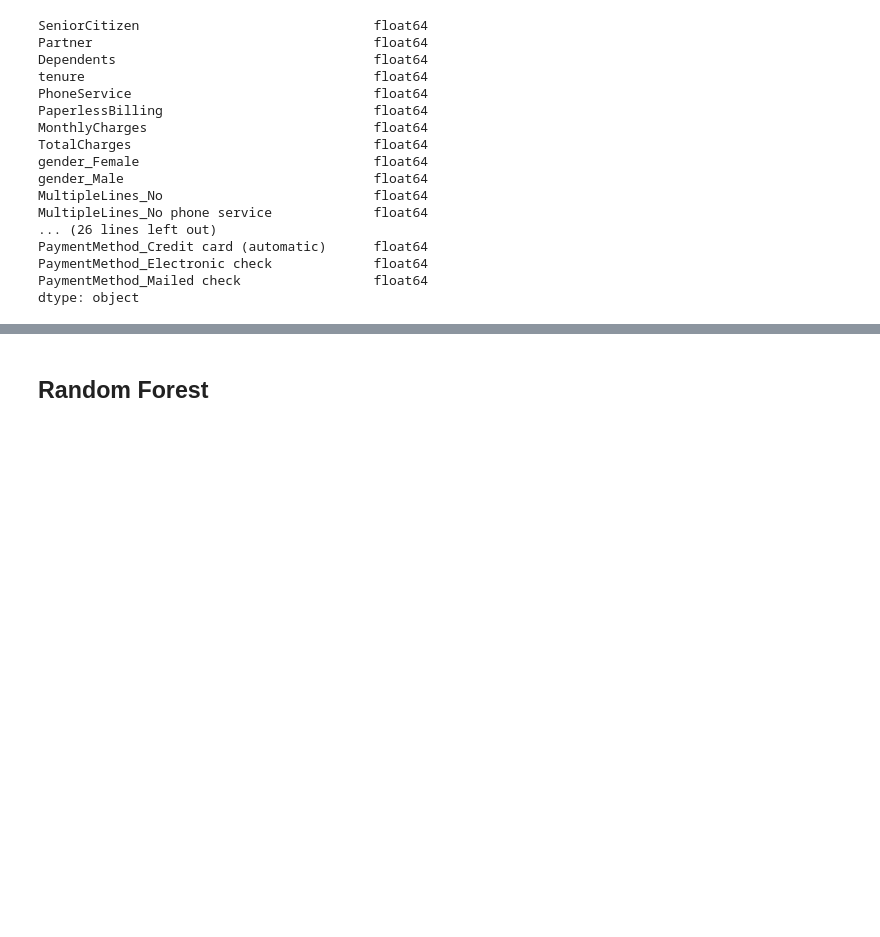
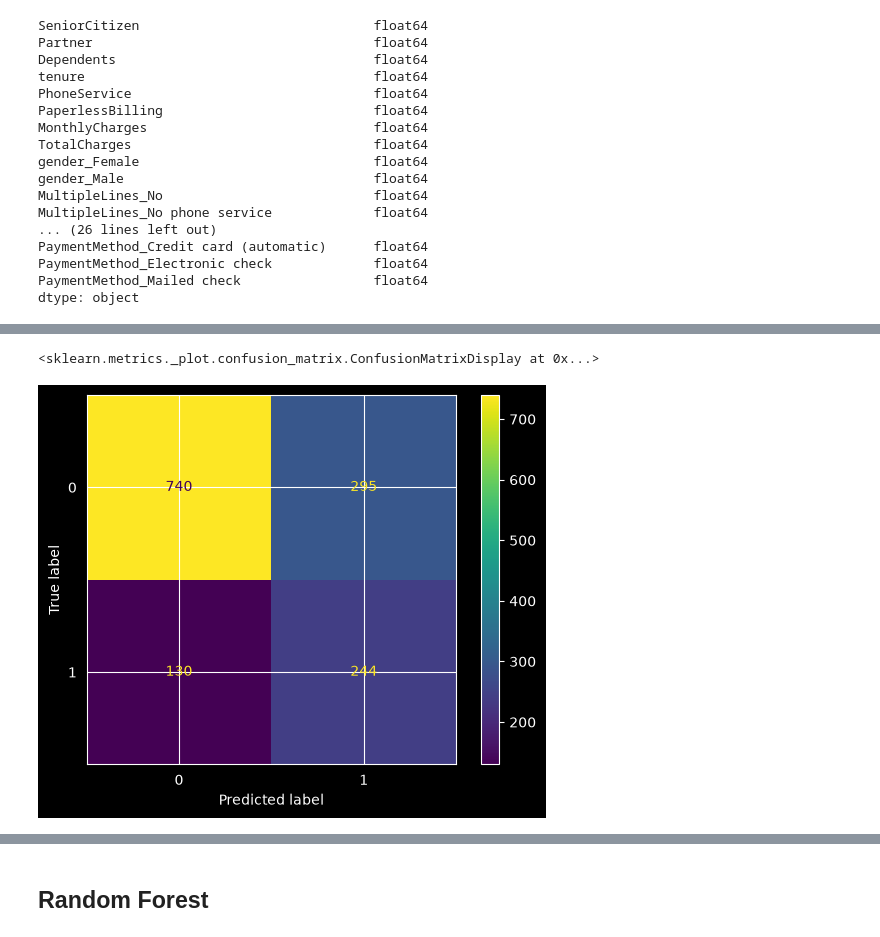
Before and after one commit to rzadrzi/customer_churn_analysis, a Jupyter notebook: customer_churn_analysis.ipynb, the cells around one changed output, grey strips where cells are left out. Saved outputs shown, nothing was run; the diff lists cells and outputs as text; code cells hidden in the pictures; blank space fills up the shorter version.

```diff
--- a/customer_churn_analysis.ipynb
+++ b/customer_churn_analysis.ipynb
@@ -616,0 +663,8 @@ RocCurveDisplay.from_predictions(y_test, rfc_prob)
+# %%
+score_array = []
+for each in range(1,100):
+    rf_loop = RandomForestClassifier(n_estimators = each, random_state = 1)
+    rf_loop.fit(X_train,y_train)
+    score_array.append(rf_loop.score(X_test,y_test))
+
+score_array
@@ -616,0 +698,3 @@ RocCurveDisplay.from_predictions(y_test, rfc_prob)
+# %%
+svc = SVC(random_state=64, class_weight='balanced', C=2)
+svc.fit(X_train, y_train)
@@ -616,0 +703,4 @@ RocCurveDisplay.from_predictions(y_test, rfc_prob)
+# %%
+svc_predict = svc.predict(X_test)
+svc_report = classification_report(y_test, svc_predict)
+print(svc_report)
@@ -616,0 +716,5 @@ RocCurveDisplay.from_predictions(y_test, rfc_prob)
+# %%
+ConfusionMatrixDisplay.from_predictions(y_test, svc_predict)
+# %% [output]
+<sklearn.metrics._plot.confusion_matrix.ConfusionMatrixDisplay at 0x...>
+[figure, added]
```
Also changed, not shown: parts of 85 cells of this notebook.
